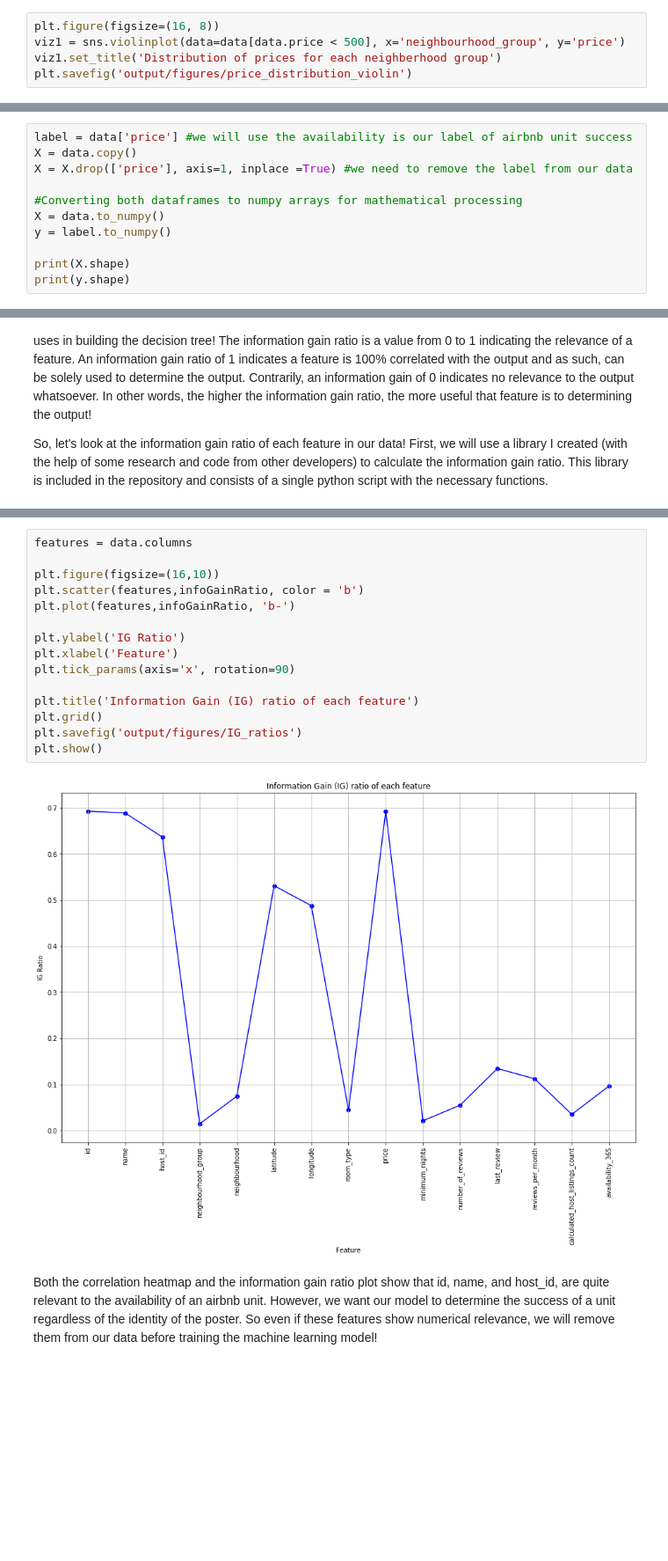
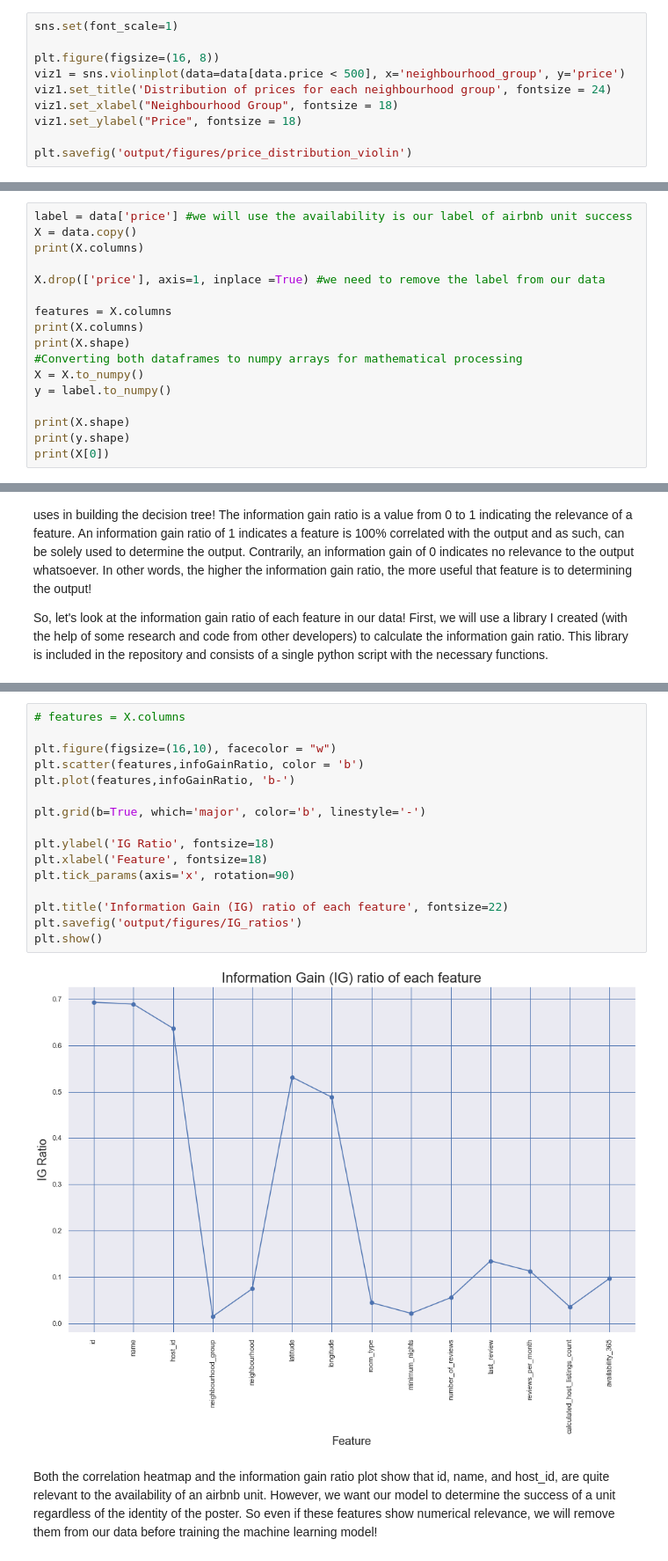
Before and after one commit to jsakhnin/airbnb_predictions, a Jupyter notebook: data_processing.ipynb, the cells around one changed output, grey strips where cells are left out. Shown at 88% size. Drawn from its saved outputs; the diff is of its cells as text; blank space fills up the shorter version.

```diff
--- a/data_processing.ipynb
+++ b/data_processing.ipynb
@@ -125,8 +125,13 @@ dtype: int64
 ## 2.0 Data Visualization
 It is expected that the neighbourhood and location of the airbnb unit have significant impact on its value and success. Now we will visualize this to confirm. First we look at the distribution of prices based on the 5 neighbourhood groups!
 # %%
+sns.set(font_scale=1)
+
 plt.figure(figsize=(16, 8))
 viz1 = sns.violinplot(data=data[data.price < 500], x='neighbourhood_group', y='price')
-viz1.set_title('Distribution of prices for each neighberhood group')
+viz1.set_title('Distribution of prices for each neighbourhood group', fontsize = 24)
+viz1.set_xlabel("Neighbourhood Group", fontsize = 18)
+viz1.set_ylabel("Price", fontsize = 18)
+
 plt.savefig('output/figures/price_distribution_violin')
 # %% [output]
@@ -204,12 +217,18 @@ Before we continue, it is important that we seperate our data from our label. Fo
 # %%
 label = data['price'] #we will use the availability is our label of airbnb unit success
 X = data.copy()
-X = X.drop(['price'], axis=1, inplace =True) #we need to remove the label from our data
+print(X.columns)
 
+X.drop(['price'], axis=1, inplace =True) #we need to remove the label from our data
+
+features = X.columns
+print(X.columns)
+print(X.shape)
 #Converting both dataframes to numpy arrays for mathematical processing
-X = data.to_numpy()
+X = X.to_numpy()
 y = label.to_numpy()
 
 print(X.shape)
 print(y.shape)
+print(X[0])
 # %% [output]
@@ -252,20 +289,21 @@ for i in range(len(X[0])):
 # %%
-features = data.columns
+# features = X.columns
 
-plt.figure(figsize=(16,10))
+plt.figure(figsize=(16,10), facecolor = "w")
 plt.scatter(features,infoGainRatio, color = 'b')
 plt.plot(features,infoGainRatio, 'b-')
 
-plt.ylabel('IG Ratio')
-plt.xlabel('Feature')
+plt.grid(b=True, which='major', color='b', linestyle='-')
+
+plt.ylabel('IG Ratio', fontsize=18)
+plt.xlabel('Feature', fontsize=18)
 plt.tick_params(axis='x', rotation=90)
 
-plt.title('Information Gain (IG) ratio of each feature')
-plt.grid()
+plt.title('Information Gain (IG) ratio of each feature', fontsize=22)
 plt.savefig('output/figures/IG_ratios')
 plt.show()
 # %% [output]
-[figure, old version]
+[figure, new version]
 # %% [markdown]
 Both the correlation heatmap and the information gain ratio plot show that id, name, and host_id, are quite relevant to the availability of an airbnb unit. However, we want our model to determine the success of a unit regardless of the identity of the poster. So even if these features show numerical relevance, we will remove them from our data before training the machine learning model!
 # %% [markdown]
```
Also changed, not shown: parts of 8 cells of this notebook, 11 other files.
